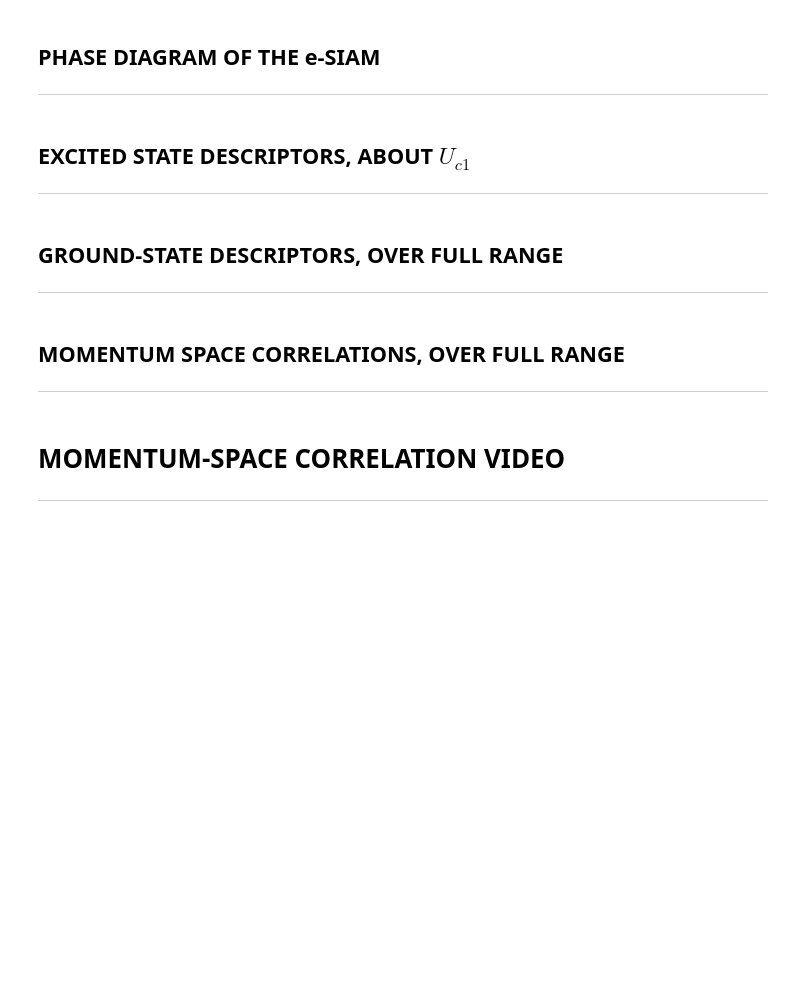
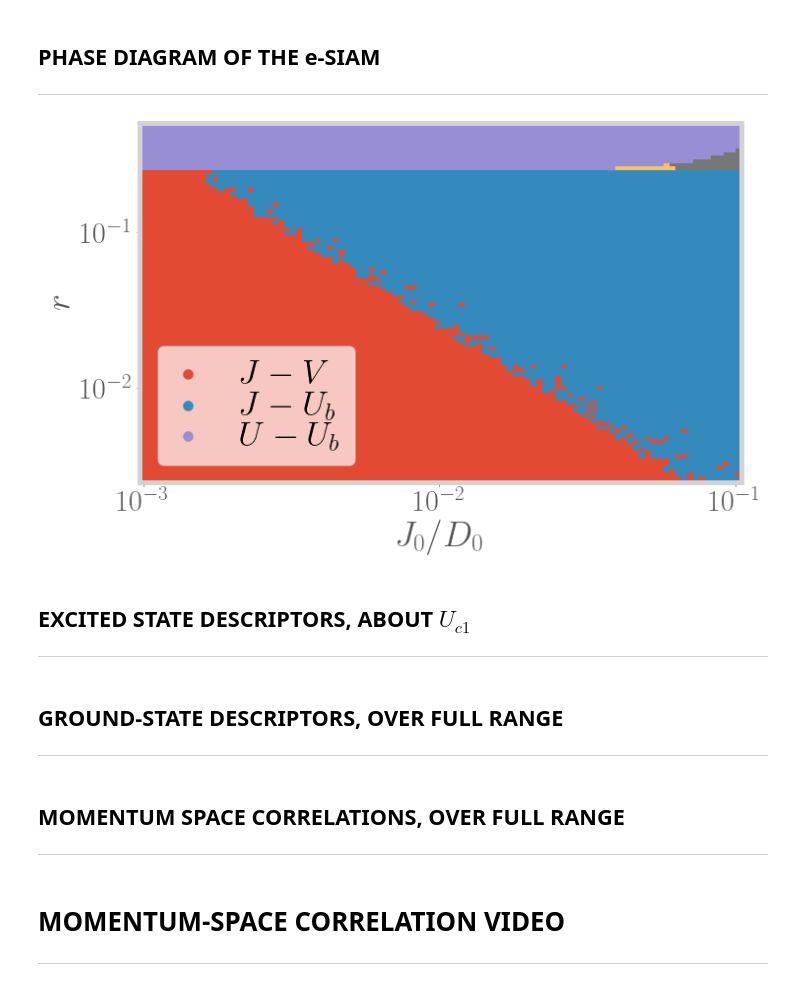
Before and after one commit to abhirup-m/Tiling-Embedded-Esiam, a Jupyter notebook: numerics-tiling.ipynb, the cells around one changed output. Cells and saved outputs as stored; diff of their text form; code cells hidden in the pictures; blank space fills up the shorter version.

```diff
--- a/numerics-tiling.ipynb
+++ b/numerics-tiling.ipynb
@@ -944,7 +945,7 @@ def please_plot(x_data, y_data, legends, ylabel, xlabel, savename, logx=False, l
 ####    THAT THEY LEAD TO (SC/LM/etc.)        ####
 
 def get_fixed_point_type(args):
-    D0, V0, J0, Ub, U0 = args
+    D0, V0, J0, Ub, U0,x ,y  = args
     w = -D0/2
     try:
         E, U, V, J = complete_RG(w, D0, U0, V0, J0, Ub=Ub)
@@ -960,7 +961,7 @@ def get_fixed_point_type(args):
             fp_type = 4
     except:
         fp_type = 9999
-    return J0/D0, -Ub/J0, fp_type
+    return J0/D0, -Ub/J0, fp_type, x, y
 
 
 def get_kpoints(k_frames, k_points, ky_lims):
@@ -1009,49 +1013,57 @@ plot_rgflows_Ub({"D0": 100,
 ## **PHASE DIAGRAM OF THE e-SIAM**
 <hr style="border:2px solid skyblue">
 # %%
-
 def get_phasemap(args):
     D0 = args["D0"]
     w = -D0/2
     num_points = args["num_points"]
     J0_lims = args["J0_lims"]
     J0_range = (D0) * 10**np.linspace(J0_lims[0], J0_lims[1], num_points)
+    # J0_range = (D0) * np.linspace(J0_lims[0], J0_lims[1], num_points)
     r_lims = args["r_lims"]
     r_log10_range = np.linspace(r_lims[0], r_lims[1], num_points)
     try:
+        # raise ValueError()
         results = np.load(spectrum_path_phases(D0,num_points,J0_lims[0],J0_lims[1],
                                                r_lims[0],r_lims[1],args["V_by_J"],args["U_by_Ub"]))
     except:
-        sub_args = [(D0, args["V_by_J"] * J0, J0, -(J0/4) * 10**r_log10, -args["U_by_Ub"] * (-J0/4) * 10**r_log10)
-                    for J0, r_log10 in product(J0_range, r_log10_range)]
+        sub_args = [(D0, args["V_by_J"] * J0, J0, -(J0/4) * 10**r_log10, -args["U_by_Ub"] * (-J0/4) * 10**r_log10, x, y)
+                    for (x, J0), (y, r_log10) in product(enumerate(J0_range), enumerate(r_log10_range))]
         results = list(tqdm(Pool().imap(get_fixed_point_type, sub_args), total=len(sub_args)))
         np.save(spectrum_path_phases(D0,num_points,J0_lims[0],J0_lims[1],
                                      r_lims[0],r_lims[1],args["V_by_J"],args["U_by_Ub"]),
                 results)
 
+    labels = [r"$J-V$", r"$J-U_b$", r"$U-U_b$", ""]
+    xdata, ydata, zdata = -np.zeros(num_points), -np.zeros(num_points), -np.zeros((num_points, num_points))
+    data2d = -np.ones((num_points, num_points))
+    for x, y, fp_type, xi, yi in results:
+        zdata[int(yi)][int(xi)] = fp_type
+        xdata[int(xi)] = x
+        ydata[int(yi)] = y
+    assert -1 not in zdata
 
-    labels = [r"$J-V$", r"$J-U_b$", r"$U-U_b$", ""]
-    for val,lab in zip(range(4), labels):
-        data = np.array([(x, y) for x, y, fp_type in results if fp_type == val])
-        plt.scatter(data[:,0], data[:,1], color=cols[val], label=lab)
-
-    plt.plot(J0_range/D0, np.ones_like(J0_range)/4, color='black', lw=5)
-    plt.xscale("log")
+    cmap = colors.ListedColormap(cols[:int(np.amax(zdata))+1])
+    plt.pcolormesh(xdata, ydata, zdata, cmap=cmap).set_edgecolor('face')
+    for col, label in zip(cols, labels): plt.scatter([], [], color=col, label=label)
     plt.xlabel(r"$J_0/D_0$")
     plt.ylabel(r"$r$")
     plt.yscale("log")
-    plt.legend()
+    plt.xscale("log")
+    plt.legend(loc="lower left")
 
     plt.savefig(fig_save_path + "phase-map-MIT.pdf", bbox_inches='tight')
     plt.savefig(fig_save_path + "phase-map-MIT.png", dpi=300, bbox_inches='tight')
     plt.show()
 
 get_phasemap({"D0": 2000,
               "num_points": 100,
-              "J0_lims": (-3.7, -1.5),
-              "r_lims": (-2.5, 0.6),
-              "V_by_J": 4,
+              "J0_lims": (-3, -0.99),
+              "r_lims": (-2, 0.3),
+              "V_by_J": 10,
               "U_by_Ub": 20})
+# %% [output]
+[figure, added]
 # %% [markdown]
 ## **EXCITED STATE DESCRIPTORS, ABOUT $U_{c1}$**
 <hr style="border:2px solid skyblue">
```
Also changed, not shown: parts of 4 cells of this notebook, 8 other files.
